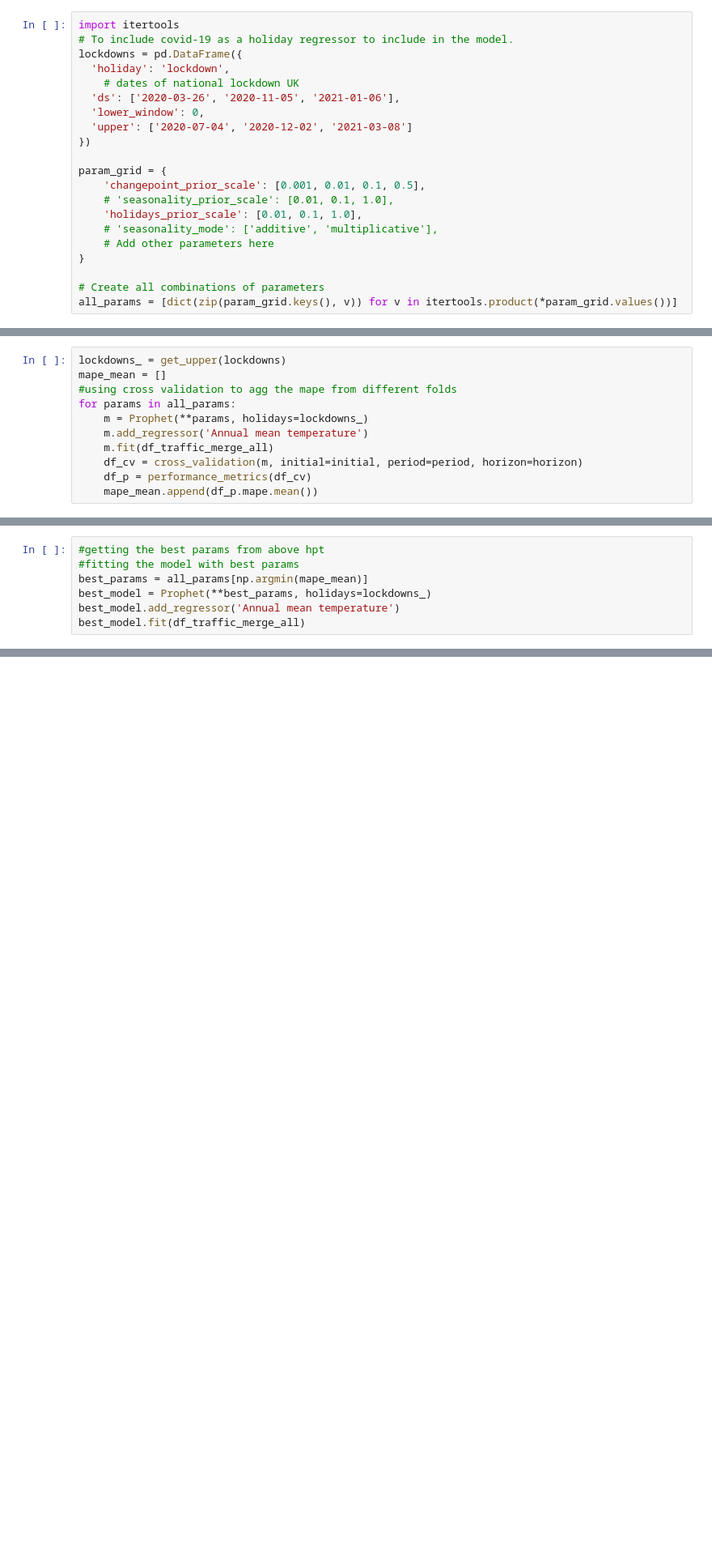
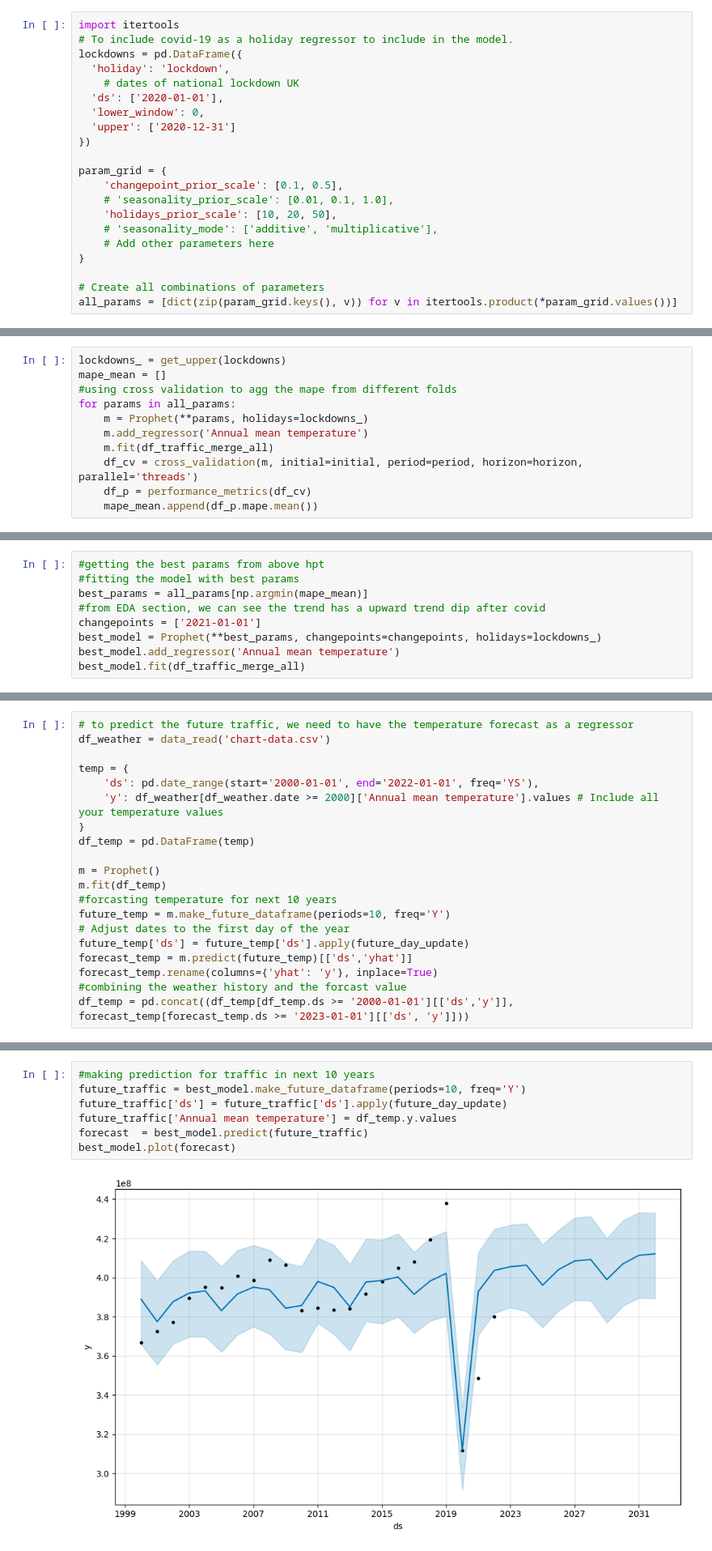
Before and after one commit to andyghpro/ev-forecast, a Jupyter notebook: test.ipynb, the cells around one changed output, grey strips where cells are left out. Shown at 81% size. Drawn from its saved outputs; the diff is of its cells as text; blank space fills up the shorter version.

Commit message:
model prediction

```diff
--- a/test.ipynb
+++ b/test.ipynb
@@ -208,15 +207,15 @@ import itertools
 lockdowns = pd.DataFrame({
   'holiday': 'lockdown',
     # dates of national lockdown UK
-  'ds': ['2020-03-26', '2020-11-05', '2021-01-06'],
+  'ds': ['2020-01-01'],
   'lower_window': 0,
-  'upper': ['2020-07-04', '2020-12-02', '2021-03-08']
+  'upper': ['2020-12-31']
 })
 
 param_grid = {
-    'changepoint_prior_scale': [0.001, 0.01, 0.1, 0.5],
+    'changepoint_prior_scale': [0.1, 0.5],
     # 'seasonality_prior_scale': [0.01, 0.1, 1.0],
-    'holidays_prior_scale': [0.01, 0.1, 1.0],
+    'holidays_prior_scale': [10, 20, 50],
     # 'seasonality_mode': ['additive', 'multiplicative'],
     # Add other parameters here
 }
@@ -251,7 +250,7 @@ for params in all_params:
     m = Prophet(**params, holidays=lockdowns_)
     m.add_regressor('Annual mean temperature')
     m.fit(df_traffic_merge_all)
-    df_cv = cross_validation(m, initial=initial, period=period, horizon=horizon)
+    df_cv = cross_validation(m, initial=initial, period=period, horizon=horizon, parallel='threads')
     df_p = performance_metrics(df_cv)
     mape_mean.append(df_p.mape.mean())
 # %% [output]
@@ -276,7 +275,9 @@ for params in all_params:
 #getting the best params from above hpt
 #fitting the model with best params
 best_params = all_params[np.argmin(mape_mean)]
-best_model = Prophet(**best_params, holidays=lockdowns_)
+#from EDA section, we can see the trend has a upward trend dip after covid
+changepoints = ['2021-01-01']
+best_model = Prophet(**best_params, changepoints=changepoints, holidays=lockdowns_)
 best_model.add_regressor('Annual mean temperature')
 best_model.fit(df_traffic_merge_all)
 # %% [output]
@@ -285 +286,21 @@ best_model.fit(df_traffic_merge_all)
 <prophet.forecaster.Prophet at 0x...>
+# %%
+# to predict the future traffic, we need to have the temperature forecast as a regressor
+df_weather = data_read('chart-data.csv')
+
+temp = {
+    'ds': pd.date_range(start='2000-01-01', end='2022-01-01', freq='YS'),
+    'y': df_weather[df_weather.date >= 2000]['Annual mean temperature'].values # Include all your temperature values
+}
+df_temp = pd.DataFrame(temp)
+
+m = Prophet()
+m.fit(df_temp)
+#forcasting temperature for next 10 years
+future_temp = m.make_future_dataframe(periods=10, freq='Y')
+# Adjust dates to the first day of the year
+future_temp['ds'] = future_temp['ds'].apply(future_day_update)
+forecast_temp = m.predict(future_temp)[['ds','yhat']]
+forecast_temp.rename(columns={'yhat': 'y'}, inplace=True)
+#combining the weather history and the forcast value
+df_temp = pd.concat((df_temp[df_temp.ds >= '2000-01-01'][['ds','y']], forecast_temp[forecast_temp.ds >= '2023-01-01'][['ds', 'y']]))
@@ -285,0 +310,9 @@ best_model.fit(df_traffic_merge_all)
+# %%
+#making prediction for traffic in next 10 years
+future_traffic = best_model.make_future_dataframe(periods=10, freq='Y')
+future_traffic['ds'] = future_traffic['ds'].apply(future_day_update)
+future_traffic['Annual mean temperature'] = df_temp.y.values
+forecast  = best_model.predict(future_traffic)
+best_model.plot(forecast)
+# %% [output]
+[figure, added]
```
Also changed, not shown: parts of 7 cells of this notebook.
